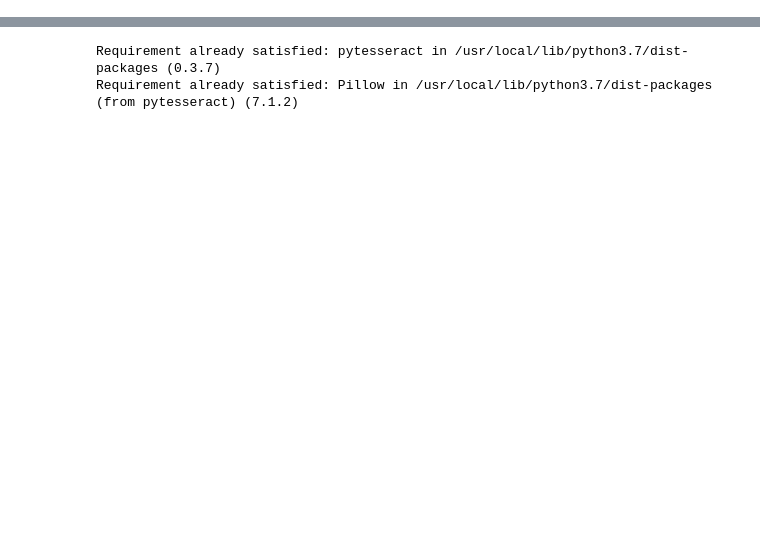
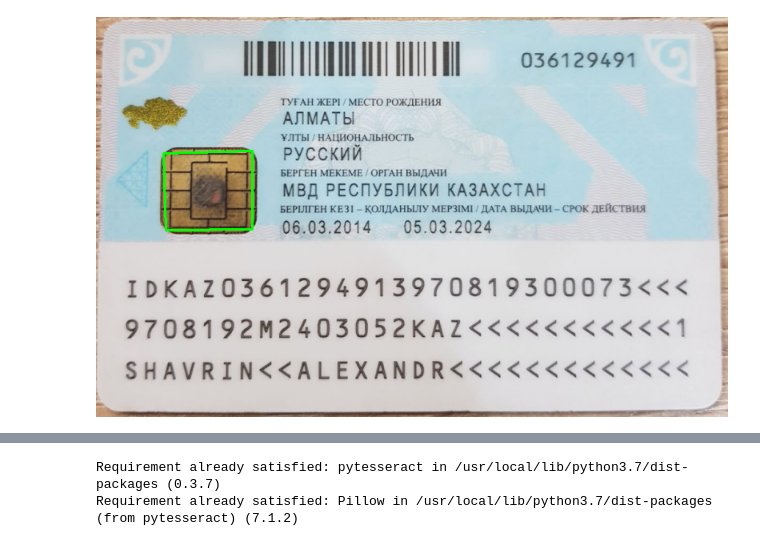
Before and after one commit to justbekarys/CV, a Jupyter notebook: cv.ipynb, the cells around one changed output, grey strips where cells are left out. Saved outputs shown, nothing was run; the diff lists cells and outputs as text; code cells hidden in the pictures; blank space fills up the shorter version.

```diff
--- a/cv.ipynb
+++ b/cv.ipynb
@@ -0,0 +12,14 @@
+# %%
+image = cv2.imread("/content/удл2.png")
+ratio = image.shape[0] / 500.0
+orig = image.copy()
+image = imutils.resize(image, height = 500)
+
+gray = cv2.cvtColor(image, cv2.COLOR_BGR2GRAY)
+gray = cv2.GaussianBlur(gray, (5, 5), 0)
+edged = cv2.Canny(gray, 75, 200)
+
+cv2_imshow(image)
+cv2_imshow(edged)
+cv2.waitKey(0)
+cv2.destroyAllWindows()
@@ -0,0 +66,19 @@
+# %%
+cnts = cv2.findContours(edged.copy(), cv2.RETR_LIST, cv2.CHAIN_APPROX_SIMPLE)
+cnts = imutils.grab_contours(cnts)
+cnts = sorted(cnts, key = cv2.contourArea, reverse = True)[:5]
+
+for c in cnts:
+	peri = cv2.arcLength(c, True)
+	approx = cv2.approxPolyDP(c, 0.02 * peri, True)
+
+	if len(approx) == 4:
+		screenCnt = approx
+		break
+
+cv2.drawContours(image, [screenCnt], -1, (0, 255, 0), 2)
+cv2_imshow(image)
+cv2.waitKey(0)
+cv2.destroyAllWindows()
+# %% [output]
+[figure, added]
```
Also changed, not shown: parts of 40 cells of this notebook.
